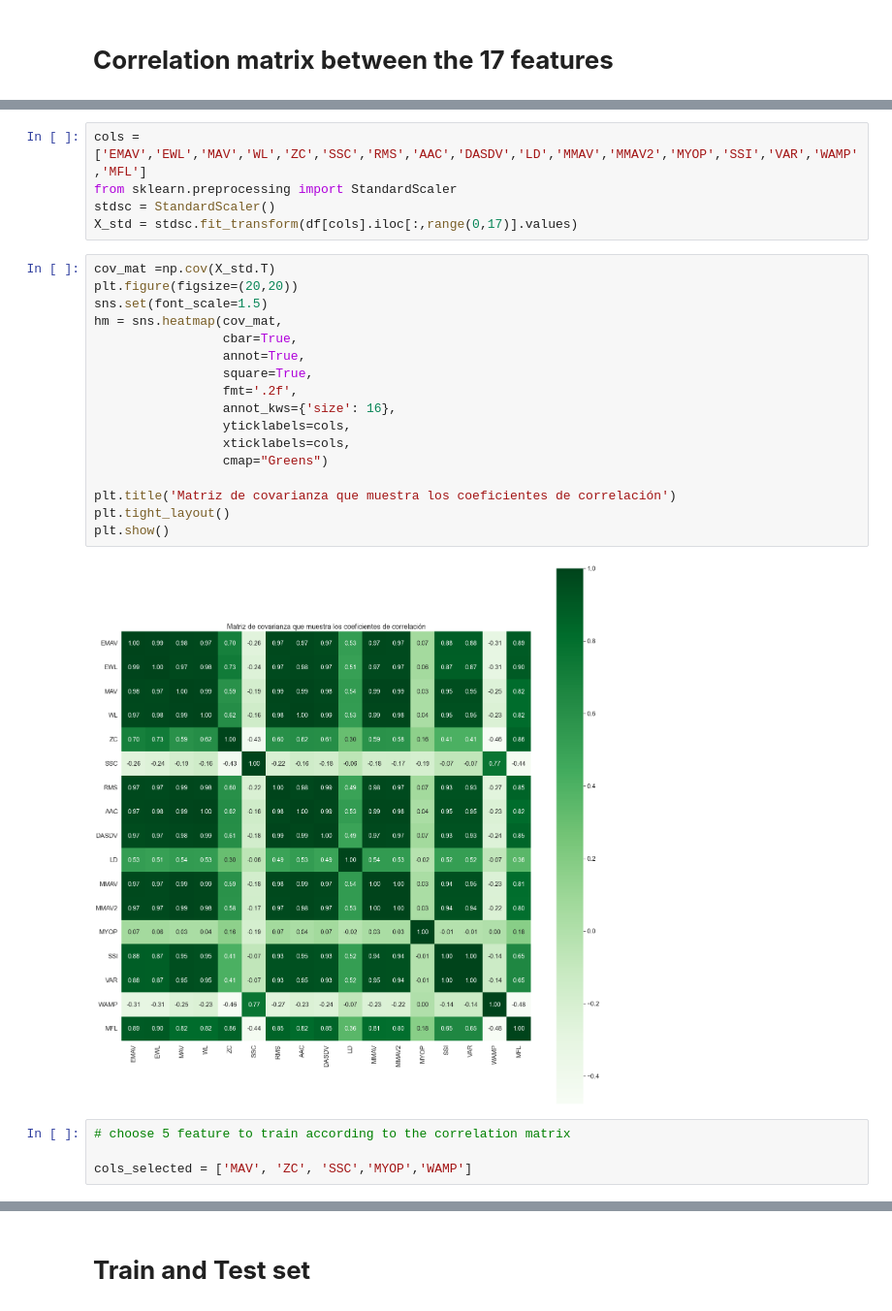
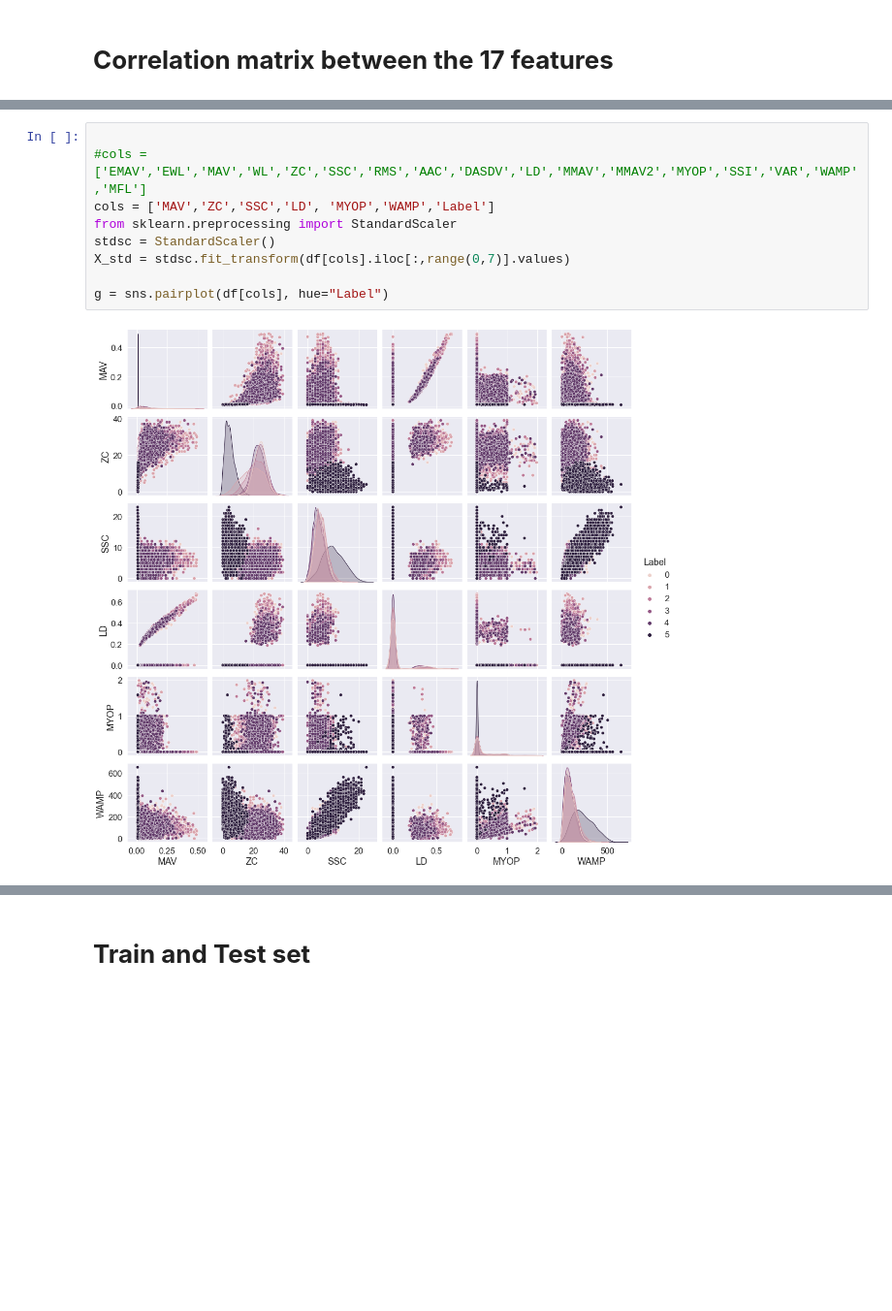
Before and after one commit to 0Ellias0/EMG-analisys-SVM-CNN-ANN, a Jupyter notebook: ANN.ipynb, the cells around one changed output, grey strips where cells are left out. Shown at 97% size. Saved outputs shown, nothing was run; the diff lists cells and outputs as text; blank space fills up the shorter version.

Commit message:
Pairplot added

```diff
--- a/ANN.ipynb
+++ b/ANN.ipynb
@@ -34,28 +63,11 @@ df
 # %%
-cols = ['EMAV','EWL','MAV','WL','ZC','SSC','RMS','AAC','DASDV','LD','MMAV','MMAV2','MYOP','SSI','VAR','WAMP','MFL']
+
+#cols = ['EMAV','EWL','MAV','WL','ZC','SSC','RMS','AAC','DASDV','LD','MMAV','MMAV2','MYOP','SSI','VAR','WAMP','MFL']
+cols = ['MAV','ZC','SSC','LD', 'MYOP','WAMP','Label']
 from sklearn.preprocessing import StandardScaler
 stdsc = StandardScaler()
-X_std = stdsc.fit_transform(df[cols].iloc[:,range(0,17)].values)
+X_std = stdsc.fit_transform(df[cols].iloc[:,range(0,7)].values)
+
+g = sns.pairplot(df[cols], hue="Label")
+# %% [output]
+[figure, added]
-# %%
-cov_mat =np.cov(X_std.T)
-plt.figure(figsize=(20,20))
-sns.set(font_scale=1.5)
-hm = sns.heatmap(cov_mat,
-                 cbar=True,
-                 annot=True,
-                 square=True,
-                 fmt='.2f',
-                 annot_kws={'size': 16},
-                 yticklabels=cols,
-                 xticklabels=cols,
-                 cmap="Greens")
-
-plt.title('Matriz de covarianza que muestra los coeficientes de correlación')
-plt.tight_layout()
-plt.show()
-# %% [output]
-[figure, removed]
-# %%
-# choose 5 feature to train according to the correlation matrix
-
-cols_selected = ['MAV', 'ZC', 'SSC','MYOP','WAMP']
```
Also changed, not shown: parts of 12 cells of this notebook.
